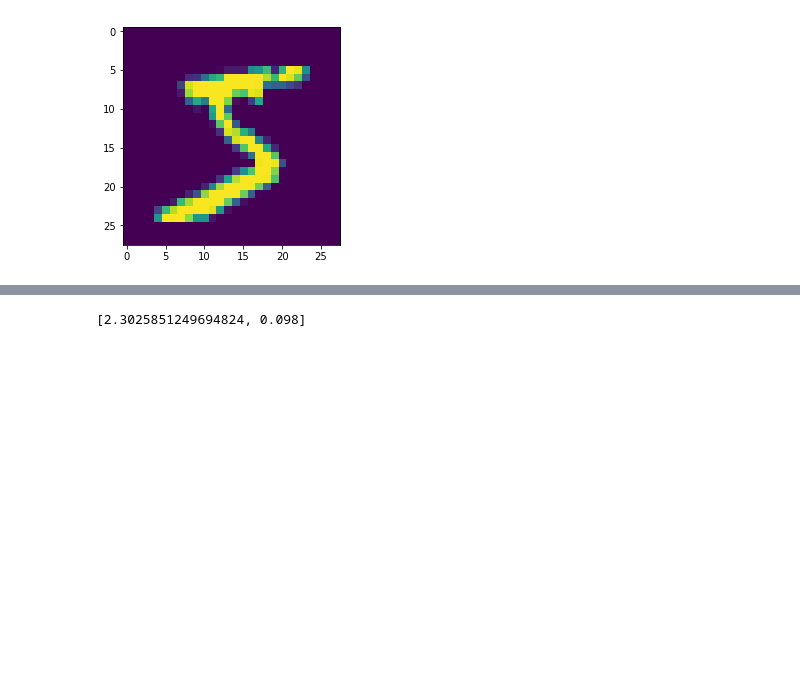
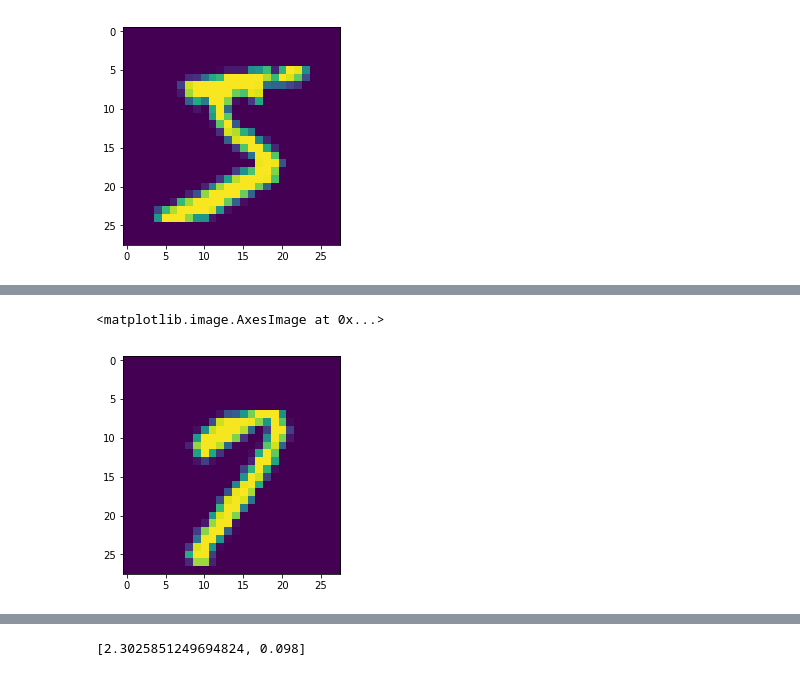
Before and after one commit to chandrashekarswamy/EVA, a Jupyter notebook: EVA_Assignment 2.ipynb, the cells around one changed output, grey strips where cells are left out. Drawn from its saved outputs; the diff is of its cells as text; code cells hidden in the pictures; blank space fills up the shorter version.

```diff
--- a/EVA_Assignment 2.ipynb
+++ b/EVA_Assignment 2.ipynb
@@ -36,0 +48,5 @@ plt.imshow(X_train[0])
+# %%
+plt.imshow(X_train[9999])
+# %% [output]
+<matplotlib.image.AxesImage at 0x...>
+[figure, added]
```
Also changed, not shown: parts of 18 cells of this notebook.
